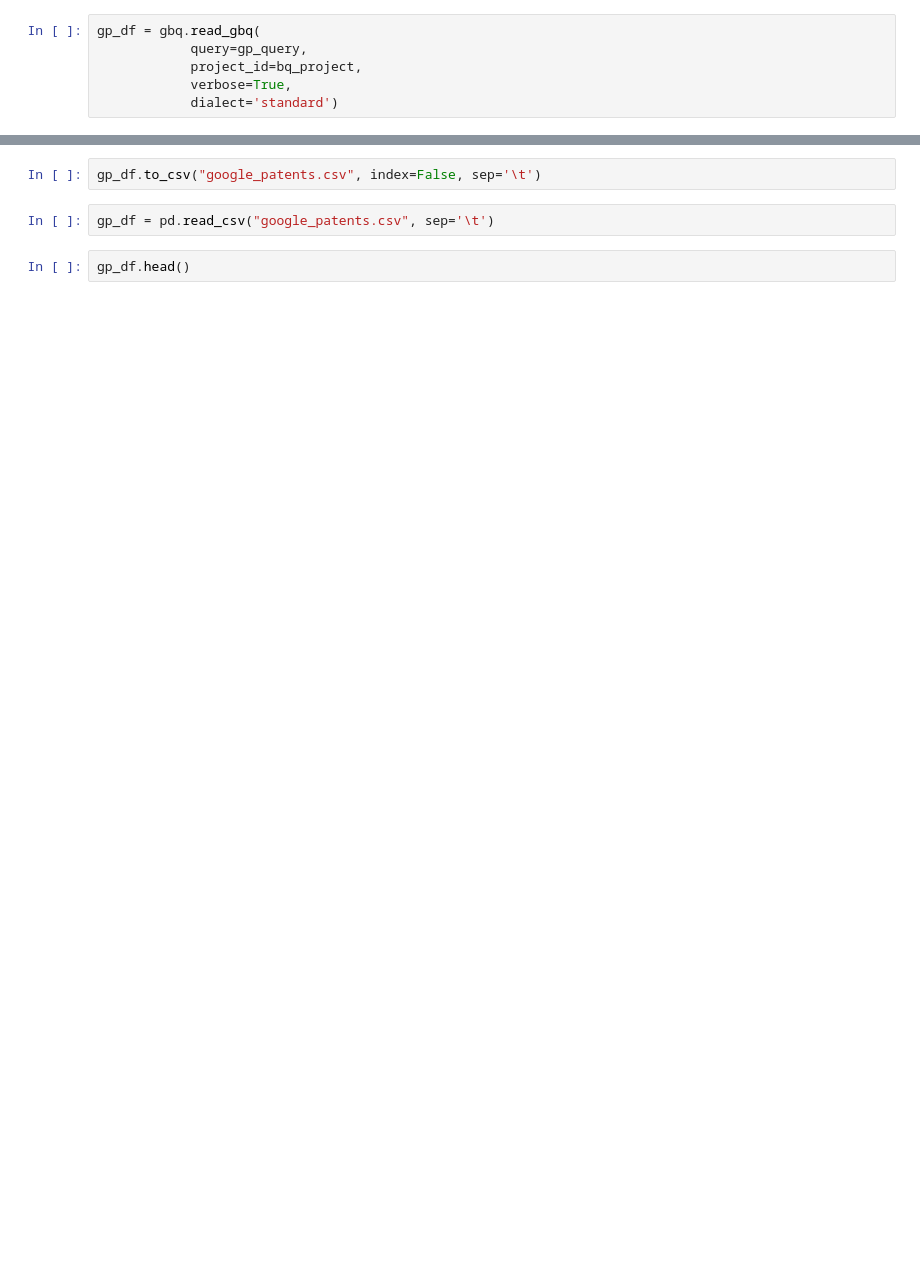
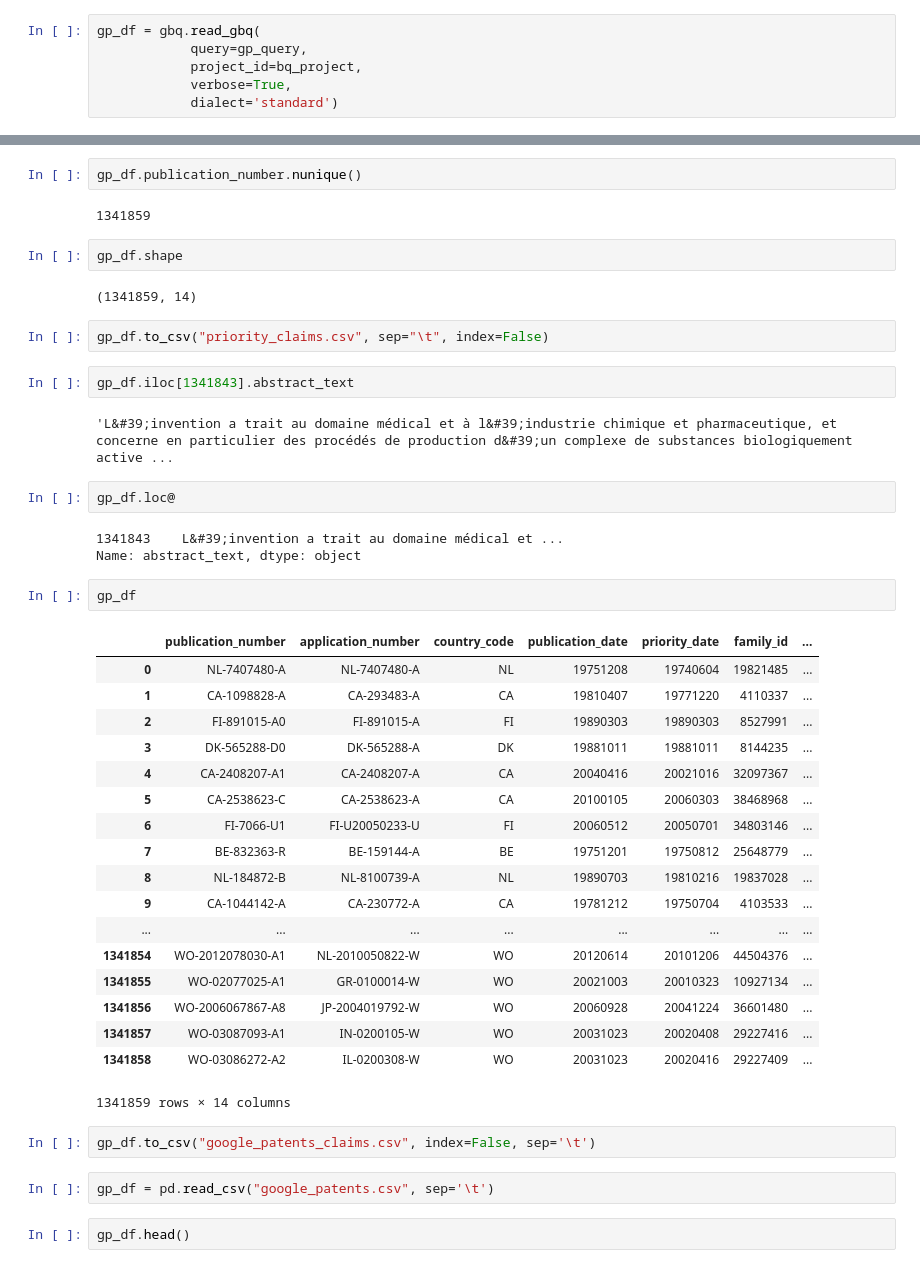
Before and after one commit to jaeyoon-jung/thesis, a Jupyter notebook: google_patent.ipynb, the cells around one changed output, grey strips where cells are left out. Cells and saved outputs as stored; diff of their text form; blank space fills up the shorter version.

```diff
--- a/google_patent.ipynb
+++ b/google_patent.ipynb
@@ -62,5 +112,45 @@ gp_df = gbq.read_gbq(
+# %%
+gp_df.publication_number.nunique()
+# %% [output]
+1341859
+# %%
+gp_df.shape
+# %% [output]
+(1341859, 14)
+# %%
+gp_df.to_csv("priority_claims.csv", sep="\t", index=False)
+# %%
+gp_df.iloc[1341843].abstract_text
+# %% [output]
+'L&#39;invention a trait au domaine médical et à l&#39;industrie chimique et pharmaceutique, et concerne en particulier des procédés de production d&#39;un complexe de substances biologiquement active ...
+# %%
+gp_df.loc@
+# %% [output]
+1341843    L&#39;invention a trait au domaine médical et ...
+Name: abstract_text, dtype: object
+# %%
+gp_df
+# %% [output]
+|  | publication_number | application_number | country_code | publication_date | priority_date | family_id | ... |
+| 0 | NL-7407480-A | NL-7407480-A | NL | 19751208 | 19740604 | 19821485 | ... |
+| 1 | CA-1098828-A | CA-293483-A | CA | 19810407 | 19771220 | 4110337 | ... |
+| 2 | FI-891015-A0 | FI-891015-A | FI | 19890303 | 19890303 | 8527991 | ... |
+| 3 | DK-565288-D0 | DK-565288-A | DK | 19881011 | 19881011 | 8144235 | ... |
+| 4 | CA-2408207-A1 | CA-2408207-A | CA | 20040416 | 20021016 | 32097367 | ... |
+| 5 | CA-2538623-C | CA-2538623-A | CA | 20100105 | 20060303 | 38468968 | ... |
+| 6 | FI-7066-U1 | FI-U20050233-U | FI | 20060512 | 20050701 | 34803146 | ... |
+| 7 | BE-832363-R | BE-159144-A | BE | 19751201 | 19750812 | 25648779 | ... |
+| 8 | NL-184872-B | NL-8100739-A | NL | 19890703 | 19810216 | 19837028 | ... |
+| 9 | CA-1044142-A | CA-230772-A | CA | 19781212 | 19750704 | 4103533 | ... |
+| ... | ... | ... | ... | ... | ... | ... | ... |
+| 1341854 | WO-2012078030-A1 | NL-2010050822-W | WO | 20120614 | 20101206 | 44504376 | ... |
+| 1341855 | WO-02077025-A1 | GR-0100014-W | WO | 20021003 | 20010323 | 10927134 | ... |
+| 1341856 | WO-2006067867-A8 | JP-2004019792-W | WO | 20060928 | 20041224 | 36601480 | ... |
+| 1341857 | WO-03087093-A1 | IN-0200105-W | WO | 20031023 | 20020408 | 29227416 | ... |
+| 1341858 | WO-03086272-A2 | IL-0200308-W | WO | 20031023 | 20020416 | 29227409 | ... |
+1341859 rows × 14 columns
 # %%
-gp_df.to_csv("google_patents.csv", index=False, sep='\t')
+gp_df.to_csv("google_patents_claims.csv", index=False, sep='\t')
 # %%
 gp_df = pd.read_csv("google_patents.csv", sep='\t')
 # %%
```
Also changed, not shown: parts of 26 cells of this notebook, 5 other files.
